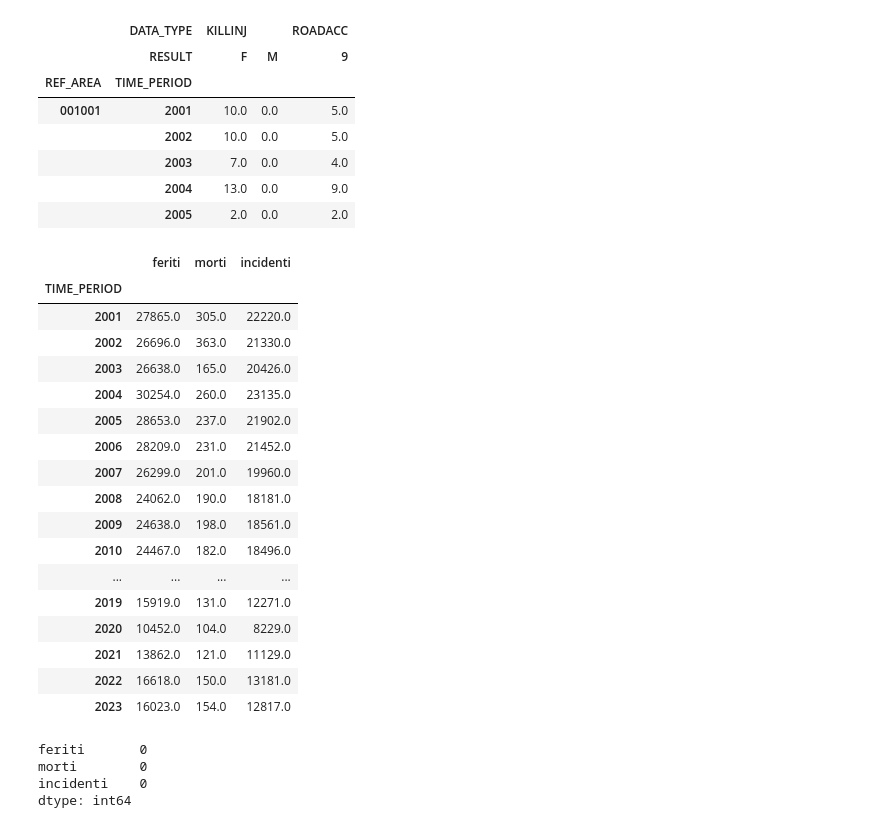
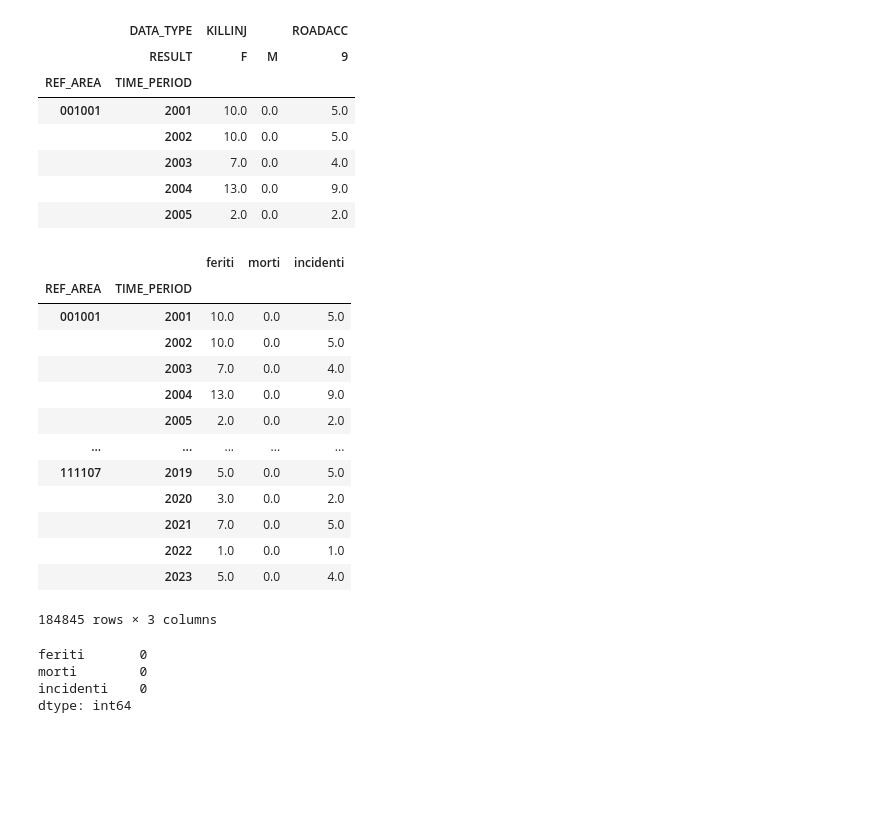
Before and after one commit to LordVessio/boolean-istat-traffic-analysis, a Jupyter notebook: Final Project Nicola Vessio.ipynb, the cells around one changed output. Drawn from its saved outputs; the diff is of its cells as text; code cells hidden in the pictures; blank space fills up the shorter version.

```diff
--- a/Final Project Nicola Vessio.ipynb
+++ b/Final Project Nicola Vessio.ipynb
@@ -346,34 +352,27 @@ df_pivot.head()
 # %%
 df_pivot.columns = ['feriti', 'morti', 'incidenti']
 
 # ho rinominayo le colonne del MultiIndex in nomi semplici e in italiano,
 # rispettando lo stesso ordine visto sopra con .columns:
 # ('KILLINJ', 'F') -> feriti, ('KILLINJ', 'M') -> morti,
 # ('ROADACC', '9') -> incidenti
+
+df_pivot
+# %% [output]
+|  |  | feriti | morti | incidenti |
+| REF_AREA | TIME_PERIOD |  |  |  |
+| 001001 | 2001 | 10.0 | 0.0 | 5.0 |
+|  | 2002 | 10.0 | 0.0 | 5.0 |
+|  | 2003 | 7.0 | 0.0 | 4.0 |
+|  | 2004 | 13.0 | 0.0 | 9.0 |
+|  | 2005 | 2.0 | 0.0 | 2.0 |
+| ... | ... | ... | ... | ... |
+| 111107 | 2019 | 5.0 | 0.0 | 5.0 |
+|  | 2020 | 3.0 | 0.0 | 2.0 |
+|  | 2021 | 7.0 | 0.0 | 5.0 |
+|  | 2022 | 1.0 | 0.0 | 1.0 |
+|  | 2023 | 5.0 | 0.0 | 4.0 |
+184845 rows × 3 columns
-# %%
-df_pivot.loc['058091']
-
-# per sicurezza, conoscendo già i dati di Roma Capitale, l'ho cercata con .loc inserendo
-# il codice ISTAT per vedere se effettivamente avessi fatto tutto bene
-# %% [output]
-|  | feriti | morti | incidenti |
-| TIME_PERIOD |  |  |  |
-| 2001 | 27865.0 | 305.0 | 22220.0 |
-| 2002 | 26696.0 | 363.0 | 21330.0 |
-| 2003 | 26638.0 | 165.0 | 20426.0 |
-| 2004 | 30254.0 | 260.0 | 23135.0 |
-| 2005 | 28653.0 | 237.0 | 21902.0 |
-| 2006 | 28209.0 | 231.0 | 21452.0 |
-| 2007 | 26299.0 | 201.0 | 19960.0 |
-| 2008 | 24062.0 | 190.0 | 18181.0 |
-| 2009 | 24638.0 | 198.0 | 18561.0 |
-| 2010 | 24467.0 | 182.0 | 18496.0 |
-| ... | ... | ... | ... |
-| 2019 | 15919.0 | 131.0 | 12271.0 |
-| 2020 | 10452.0 | 104.0 | 8229.0 |
-| 2021 | 13862.0 | 121.0 | 11129.0 |
-| 2022 | 16618.0 | 150.0 | 13181.0 |
-| 2023 | 16023.0 | 154.0 | 12817.0 |
 # %%
 df_pivot.isnull().sum()
 
```
Also changed, not shown: parts of 3 cells of this notebook.
